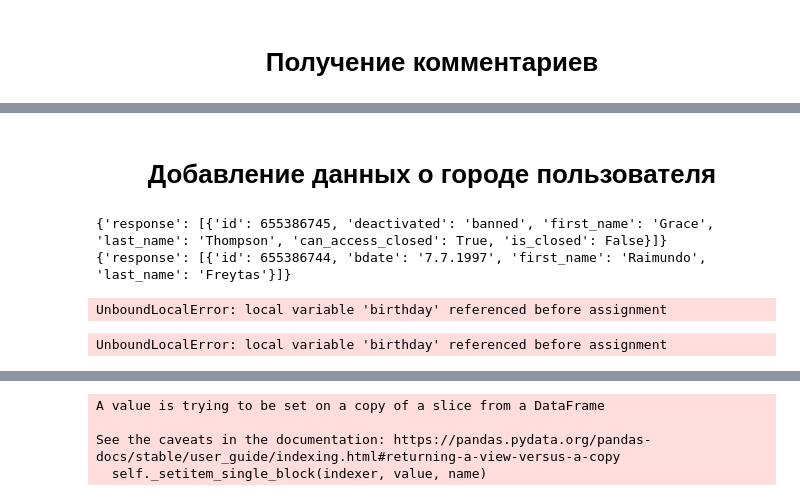
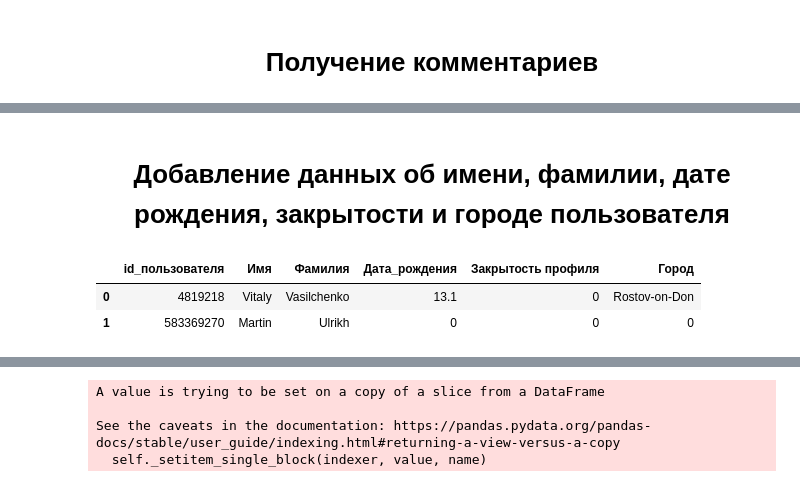
Before and after one commit to Vezdexod/sf_data_science, a Jupyter notebook: .rabota/vk01.ipynb, the cells around one changed output, grey strips where cells are left out. Drawn from its saved outputs; the diff is of its cells as text; code cells hidden in the pictures.

```diff
--- a/.rabota/vk01.ipynb
+++ b/.rabota/vk01.ipynb
@@ -127,5 +128,5 @@ memory usage: 439.5+ KB
 # %% [markdown]
-# <center> Добавление данных о городе пользователя
+# <center> Добавление данных об имени, фамилии, дате рождения, закрытости и городе пользователя
 # %%
 # Напишем функцию, возвращающую имя пользователя
 def user_info(user_id, token=token):
@@ -137,43 +138,39 @@ def user_info(user_id, token=token):
     try:
         first_name  = users_info_json['response'][0]['first_name']
         last_name   = users_info_json['response'][0]['last_name']
-        birthday    = users_info_json['response'][0]['bdate']
-        #zakritost   = users_info_json['response'][0]['is_closed']
-        city        = users_info_json['response'][0]['city']['title']
-    except KeyError:
-        city = 0
-    except UnboundLocalError:
-        return [first_name, last_name, 0, city]
+        try:
+            birthday    = users_info_json['response'][0]['bdate']
+        except KeyError:
+            birthday = 0
+        try:
+            zakritost   = users_info_json['response'][0]['is_closed']
+        except KeyError:
+            zakritost = 0
+        try:
+            city        = users_info_json['response'][0]['city']['title']
+        except KeyError:
+            city = 0
+    #except UnboundLocalError:
+    #    return [first_name, last_name, '', city]
     except IndexError:
-        return 0, 0, 0, 0
+        return 0, 0, 0, 0, 0
 
-    #return users_info_json
-    return [first_name, last_name, birthday, city]
-    #return [first_name, last_name, birthday, zakritost, city]
+    return [first_name, last_name, birthday, zakritost, city]
-# %%
-print(user_info(655386745))
-print(user_info(655386744))
-# %% [output]
-{'response': [{'id': 655386745, 'deactivated': 'banned', 'first_name': 'Grace', 'last_name': 'Thompson', 'can_access_closed': True, 'is_closed': False}]}
-{'response': [{'id': 655386744, 'bdate': '7.7.1997', 'first_name': 'Raimundo', 'last_name': 'Freytas'}]}
-# %%
-print(user_info(655386745))
-print(user_info(655386744))
-# %% [output]
-UnboundLocalError: local variable 'birthday' referenced before assignment
 # %%
 user_info_df = pd.DataFrame()
 user_info_df['id_пользователя'] = users_data['id_пользователя'].unique()
 user_info_df['Инфо'] = user_info_df['id_пользователя'].apply(user_info)
 
 user_info_df['Имя'] = user_info_df['Инфо'].apply(lambda x: x[0])
 user_info_df['Фамилия'] = user_info_df['Инфо'].apply(lambda x: x[1])
 user_info_df['Дата_рождения'] = user_info_df['Инфо'].apply(lambda x: x[2])
 user_info_df['Закрытость профиля'] = user_info_df['Инфо'].apply(lambda x: x[3])
 user_info_df['Город'] = user_info_df['Инфо'].apply(lambda x: x[4])
 
 user_info_df = user_info_df.drop(['Инфо'], axis=1)
 
-user_info_df
+user_info_df.head(2)
 # %% [output]
-UnboundLocalError: local variable 'birthday' referenced before assignment
+|  | id_пользователя | Имя | Фамилия | Дата_рождения | Закрытость профиля | Город |
+| 0 | 4819218 | Vitaly | Vasilchenko | 13.1 | 0 | Rostov-on-Don |
+| 1 | 583369270 | Martin | Ulrikh | 0 | 0 | 0 |
```
Also changed, not shown: parts of 23 cells of this notebook, 7 other files.
